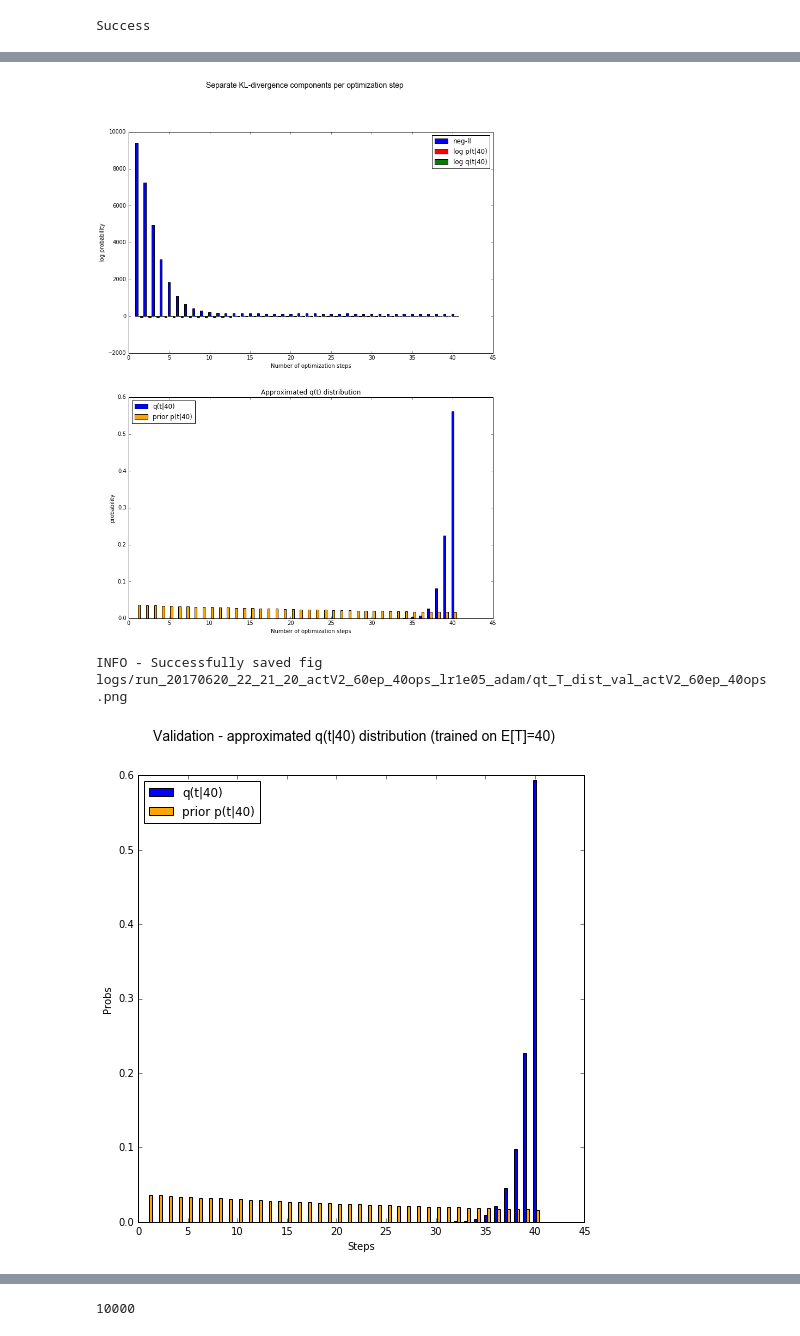
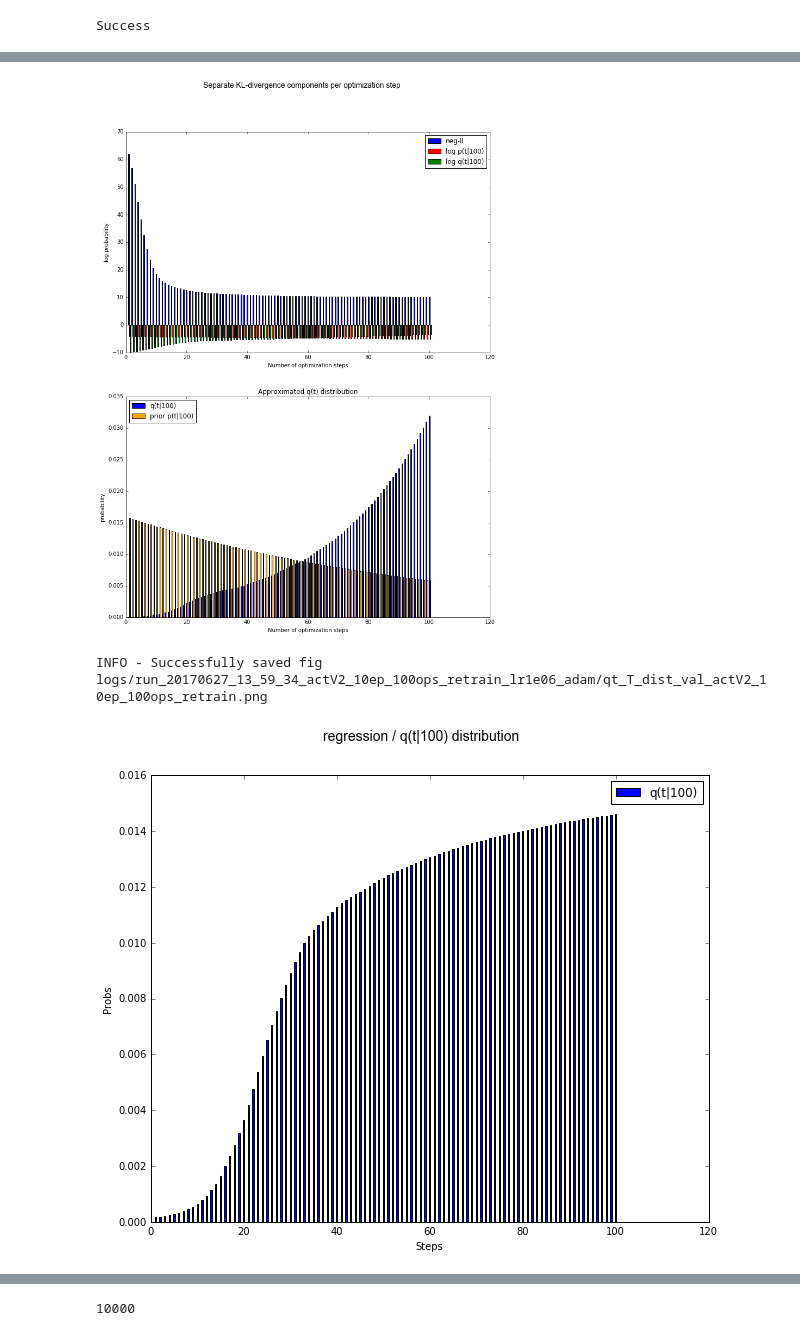
Before and after one commit to toologicbv/meta_learner, a Jupyter notebook: 10d_reg_results_20170623.ipynb, the cells around one changed output, grey strips where cells are left out. Saved outputs shown, nothing was run; the diff lists cells and outputs as text; code cells hidden in the pictures.

Commit message:
after 1st experiment with 10d regression

```diff
--- a/10d_reg_results_20170623.ipynb
+++ b/10d_reg_results_20170623.ipynb
@@ -41,9 +41,9 @@ from utils.regression import RegressionFunction, L2LQuadratic
 %load_ext autoreload
 %autoreload 2
 # %%
-expers_to_load = [(True, "run_20170625_12_36_48_metaV1_60ep_100ops_lr5e06_adam"),
-                  (True, "run_20170625_18_56_22_metaV1_60ep_100ops_retrain_lr5e06_adam"),
-                  (False, "run_20170620_19_49_09_metaV1_60ep_40ops_lr1e05_adam"),
+expers_to_load = [(False, "run_20170625_12_36_48_metaV1_60ep_100ops_lr5e06_adam"),
+                  (True, "run_20170627_09_58_35_metaV1_10ep_100ops_lr4e06_adam"),
+                  (True, "run_20170627_18_12_50_metaV1_10ep_100ops_retrain_lr1e06_adam"),
                   # META V2 model (trained with T samples)
                   (False, "run_20170521_16_29_59_metaV2_30ep_10ops_lr5e05_adam"),
                   (False, "run_20170521_16_44_03_metaV2_30ep_5ops_lr5e05_adam"),
@@ -53,10 +53,9 @@ expers_to_load = [(True, "run_20170625_12_36_48_metaV1_60ep_100ops_lr5e06_adam")
                   (False, "run_20170521_14_52_18_actV2.1_30ep_5ops_lr5e05_adam"),
                   (False, "run_20170521_14_58_37_actV2.1_30ep_2ops_lr5e05_adam"),
                   # ACT V2 model (1 LSTM)
-                  (False, "run_20170602_14_11_17_actV2_60ep_10ops_lr1e05_adam"),
-                  (False, "run_20170621_10_10_15_actV2_80ep_10ops_lr1e05_adam"),
-                  (False, "run_20170602_19_20_08_actV2_60ep_20ops_lr1e05_adam"),
-                  (False, "run_20170620_22_21_20_actV2_60ep_40ops_lr1e05_adam")]
+                  (False, "run_20170627_10_28_59_actV2_10ep_100ops_lr4e06_adam"),
+                  (True, "run_20170627_13_59_34_actV2_10ep_100ops_retrain_lr1e06_adam"),
+                  (True, "run_20170627_15_46_41_actV2_10ep_100ops_retrain_lr1e06_adam")]
 # %%
 without_models = False
 
@@ -177,8 +184,8 @@ print(config.max_val_opt_steps)
 # %%
 print(len(new_experiments))
-exp_idx = 1
-max_steps = 200
-new_experiments[exp_idx].epoch = 200
+exp_idx = 3
+max_steps = 100
+new_experiments[exp_idx].epoch = 300
 new_experiments[exp_idx].config.max_val_opt_steps = max_steps
 new_experiments[exp_idx].config.T = max_steps
 # the same object for the validation data
@@ -193,6 +200,6 @@ if "act" in model.name:
 
 validate_optimizer(model, new_experiments[exp_idx], explogger, val_set=val_funcs,
                    max_steps=max_steps, verbose=False, plot_func=False, show_plot=False, save_plot=False,
-                   num_of_plots=5)
+                   num_of_plots=5, save_model=False, save_qt_prob_funcs=True)
 # %% [output]
 INFO - ---------------------------------------------------------------------------------------
@@ -229,13 +243,13 @@ INFO - INFO - Epoch 200: Final step losses: [ 3.337  2.219  0.788  0.965  0.68
 exper = get_experiment("run_20170525_19_39_19_actV2_30ep_20ops_lr5e05_adam")
 # %%
 #
-plot_kl_div_parts(experiments[2], save=False, show=True, final_terms=False, log_qt=True, plot_prior=True,
+plot_kl_div_parts(new_experiments[1], save=False, show=True, final_terms=False, log_qt=True, plot_prior=True,
                  fig_name="kl_parts_without_tanh")
 # %% [output]
-[figure, old version]
+[figure, new version]
 # %%
-plot_qt_probs(experiments[2], data_set="val", save=True, show=True,
-              plot_prior=True, height=8, width=8, plot_idx=[40])
+plot_qt_probs(new_experiments[2], data_set="val", save=True, show=True,
+              plot_prior=False, height=20, width=20) #, plot_idx=[200])
 # %% [output]
-INFO - Successfully saved fig logs/run_20170620_22_21_20_actV2_60ep_40ops_lr1e05_adam/qt_T_dist_val_actV2_60ep_40ops.png
+INFO - Successfully saved fig logs/run_20170627_13_59_34_actV2_10ep_100ops_retrain_lr1e06_adam/qt_T_dist_val_actV2_10ep_100ops_retrain.png
-[figure, old version]
+[figure, new version]
```
Also changed, not shown: parts of 11 cells of this notebook, 8 other files.
